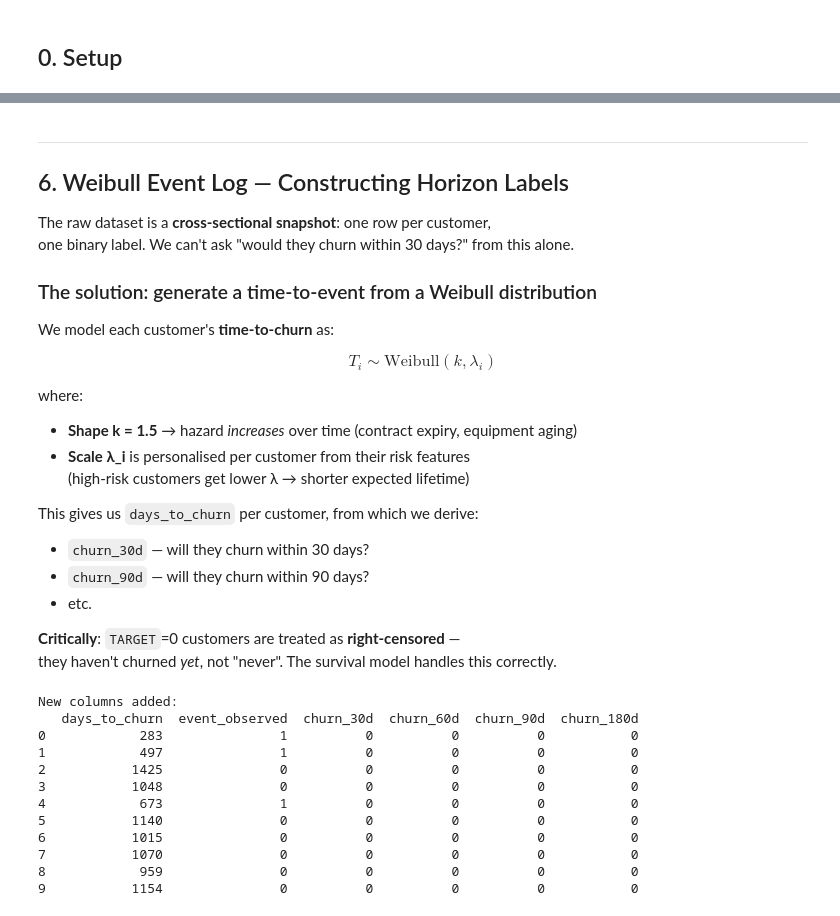
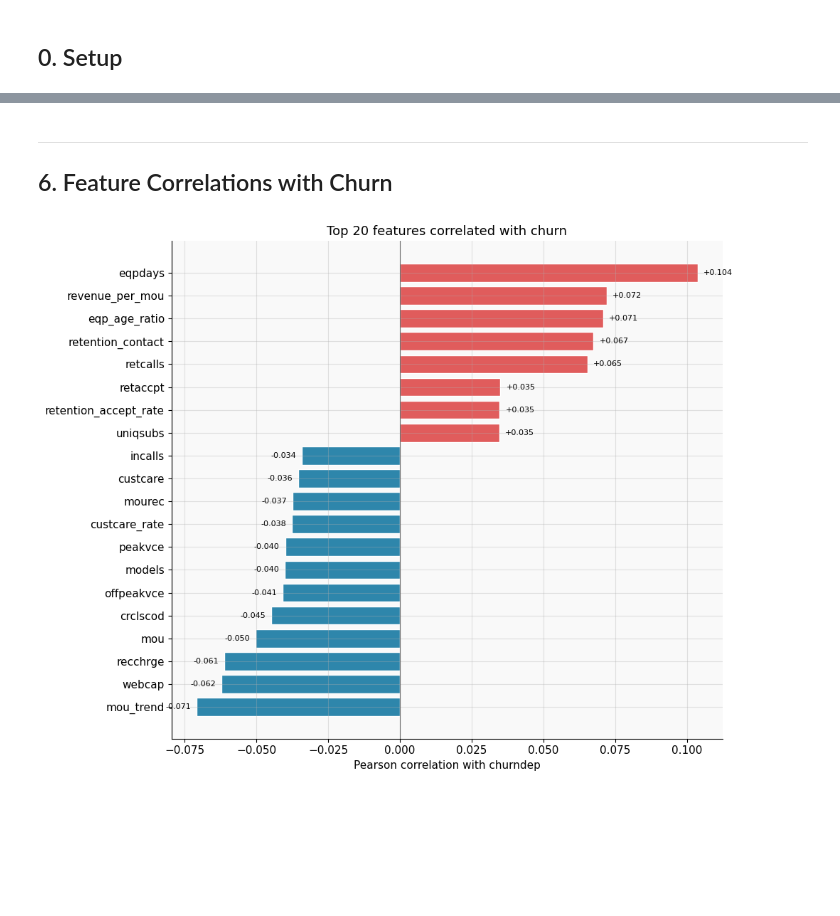
Before and after one commit to MYOUSSF/churn-monitoring, a Jupyter notebook: notebooks/01_eda.ipynb, the cells around one changed output, grey strips where cells are left out. Drawn from its saved outputs; the diff is of its cells as text; code cells hidden in the pictures; blank space fills up the shorter version.

```diff
--- a/notebooks/01_eda.ipynb
+++ b/notebooks/01_eda.ipynb
@@ -292,47 +227,28 @@ plt.show()
 # %% [markdown]
 ---
-## 6. Weibull Event Log — Constructing Horizon Labels
-
-The raw dataset is a **cross-sectional snapshot**: one row per customer,
-one binary label. We can't ask "would they churn within 30 days?" from this alone.
-
-### The solution: generate a time-to-event from a Weibull distribution
-
-We model each customer's **time-to-churn** as:
-
-$$T_i \sim \text{Weibull}(k, \lambda_i)$$
-
-where:
-- **Shape k = 1.5** → hazard *increases* over time (contract expiry, equipment aging)
-- **Scale λ_i** is personalised per customer from their risk features
-  (high-risk customers get lower λ → shorter expected lifetime)
-
-This gives us `days_to_churn` per customer, from which we derive:
-- `churn_30d` — will they churn within 30 days?
-- `churn_90d` — will they churn within 90 days?
-- etc.
-
-**Critically**: `TARGET`=0 customers are treated as **right-censored** —
-they haven't churned *yet*, not "never". The survival model handles this correctly.
+## 6. Feature Correlations with Churn
 # %%
-from src.data.loader import generate_weibull_event_log
+num_cols = df.select_dtypes(include=[np.number]).columns.tolist()
+num_cols = [c for c in num_cols
+            if c not in ("churndep",)
+            and not c.startswith("churn_")
+            and c not in ("days_to_churn","event_observed","cohort")]
 
-df_events = generate_weibull_event_log(df, shape=1.5, max_days=730, seed=42)
+corr = df[num_cols + ["churndep"]].corr()["churndep"].drop("churndep").dropna()
+top  = corr.abs().nlargest(20)
+top_vals = corr[top.index].sort_values()
 
-print("New columns added:")
-new_cols = ["days_to_churn", "event_observed", "churn_30d", "churn_60d",
-            "churn_90d", "churn_180d"]
-print(df_events[new_cols].head(10).to_string())
+fig, ax = plt.subplots(figsize=(10, 8))
+colors = [C_RED if v > 0 else C_BLUE for v in top_vals.values]
+ax.barh(top_vals.index, top_vals.values, color=colors, edgecolor="white")
+ax.axvline(0, color="#666", lw=0.8)
+ax.set_xlabel("Pearson correlation with churndep")
+ax.set_title("Top 20 features correlated with churn")
+for i, (feat, val) in enumerate(top_vals.items()):
+    ax.text(val + (0.002 if val >= 0 else -0.002), i,
+            f"{val:+.3f}", va="center",
+            ha="left" if val >= 0 else "right", fontsize=8)
+plt.tight_layout()
+plt.show()
 # %% [output]
-New columns added:
-   days_to_churn  event_observed  churn_30d  churn_60d  churn_90d  churn_180d
-0            283               1          0          0          0           0
-1            497               1          0          0          0           0
-2           1425               0          0          0          0           0
-3           1048               0          0          0          0           0
-4            673               1          0          0          0           0
-5           1140               0          0          0          0           0
-6           1015               0          0          0          0           0
-7           1070               0          0          0          0           0
-8            959               0          0          0          0           0
-9           1154               0          0          0          0           0
+[figure, added]
```
Also changed, not shown: parts of 28 cells of this notebook, 11 other files.
